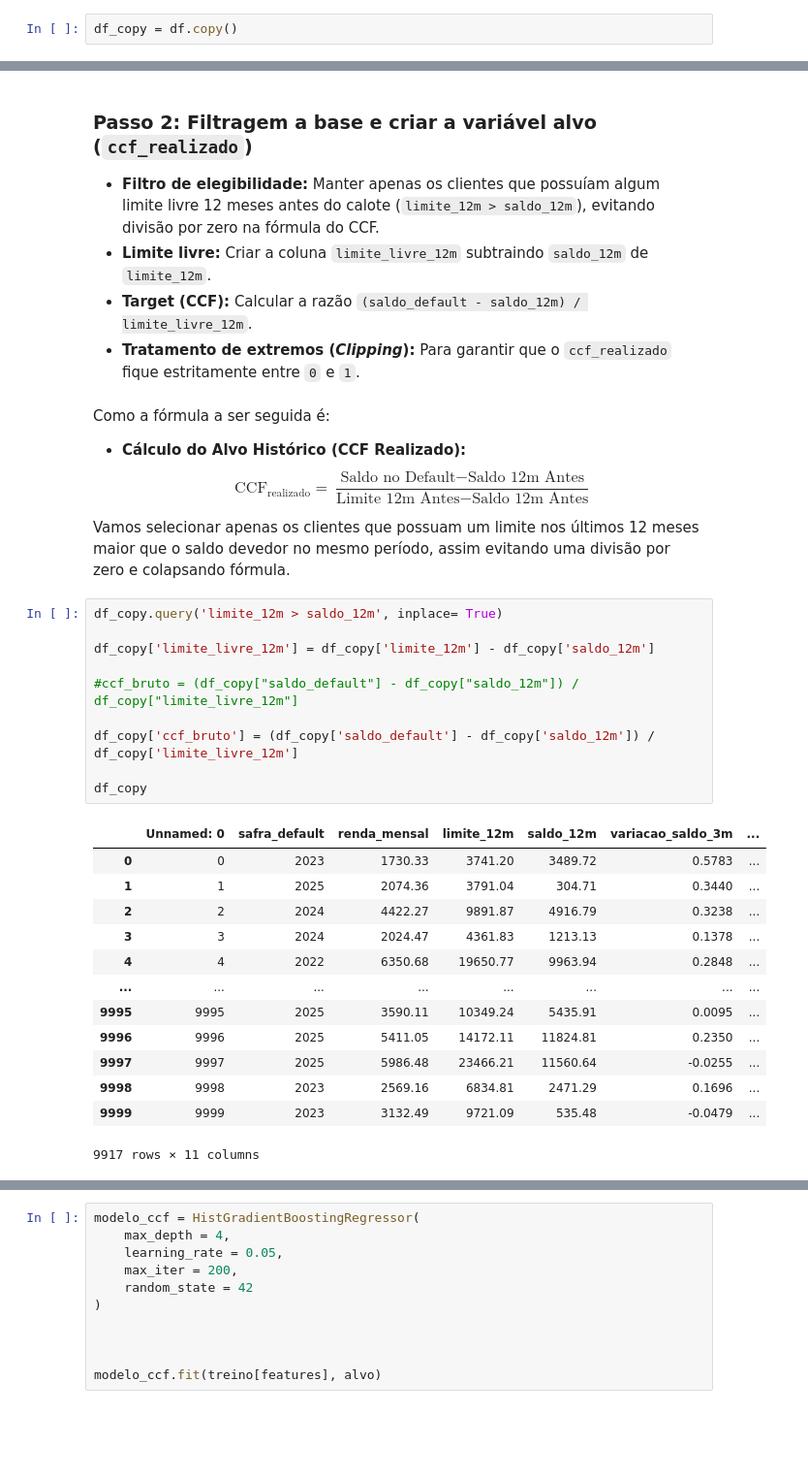
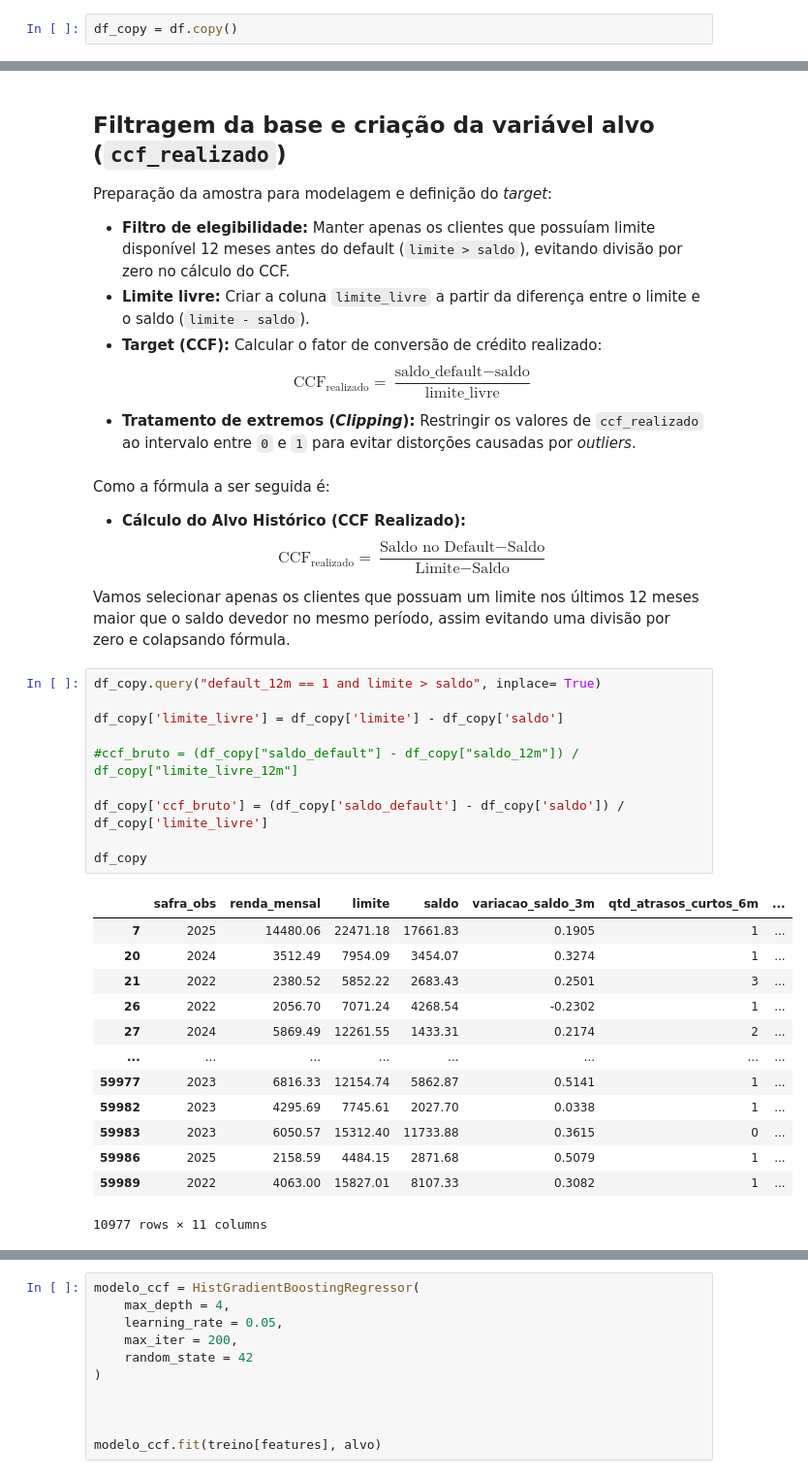
Before and after one commit to Adriel-Oliveira17/Exposure-At-Default-EAD-credit-ML-model, a Jupyter notebook: modelo.ipynb, the cells around one changed output, grey strips where cells are left out. Shown at 97% size. Drawn from its saved outputs; the diff is of its cells as text; blank space fills up the shorter version.

```diff
--- a/modelo.ipynb
+++ b/modelo.ipynb
@@ -117,38 +134,42 @@ plt.show()
 # %% [markdown]
-### Passo 2: Filtragem a base e criar a variável alvo (`ccf_realizado`)
-- **Filtro de elegibilidade:** Manter apenas os clientes que possuíam algum limite livre 12 meses antes do calote (`limite_12m > saldo_12m`), evitando divisão por zero na fórmula do CCF.
-- **Limite livre:** Criar a coluna `limite_livre_12m` subtraindo `saldo_12m` de `limite_12m`.
-- **Target (CCF):** Calcular a razão `(saldo_default - saldo_12m) / limite_livre_12m`.
-- **Tratamento de extremos (*Clipping*):** Para garantir que o `ccf_realizado` fique estritamente entre `0` e `1`.
+## Filtragem da base e criação da variável alvo (`ccf_realizado`)
+
+Preparação da amostra para modelagem e definição do *target*:
+
+* **Filtro de elegibilidade:** Manter apenas os clientes que possuíam limite disponível 12 meses antes do default (`limite > saldo`), evitando divisão por zero no cálculo do CCF.
+* **Limite livre:** Criar a coluna `limite_livre` a partir da diferença entre o limite e o saldo (`limite - saldo`).
+* **Target (CCF):** Calcular o fator de conversão de crédito realizado:
+  $$\text{CCF}_{\text{realizado}} = \frac{\text{saldo\_default} - \text{saldo}}{\text{limite\_livre}}$$
+* **Tratamento de extremos (*Clipping*):** Restringir os valores de `ccf_realizado` ao intervalo entre `0` e `1` para evitar distorções causadas por *outliers*.
 # %% [markdown]
 Como  a fórmula a ser seguida é:
 
 * **Cálculo do Alvo Histórico (CCF Realizado):**
-  $$\text{CCF}_{\text{realizado}} = \frac{\text{Saldo no Default} - \text{Saldo 12m Antes}}{\text{Limite 12m Antes} - \text{Saldo 12m Antes}}$$
+  $$\text{CCF}_{\text{realizado}} = \frac{\text{Saldo no Default} - \text{Saldo}}{\text{Limite} - \text{Saldo}}$$
 
 Vamos selecionar apenas os clientes que possuam um limite nos últimos 12 meses maior que o saldo devedor no mesmo período, assim evitando uma divisão por zero e colapsando fórmula.
 # %%
-df_copy.query('limite_12m > saldo_12m', inplace= True)
+df_copy.query("default_12m == 1 and limite > saldo", inplace= True)
 
-df_copy['limite_livre_12m'] = df_copy['limite_12m'] - df_copy['saldo_12m']
+df_copy['limite_livre'] = df_copy['limite'] - df_copy['saldo']
 
 #ccf_bruto = (df_copy["saldo_default"] - df_copy["saldo_12m"]) / df_copy["limite_livre_12m"]
 
-df_copy['ccf_bruto'] = (df_copy['saldo_default'] - df_copy['saldo_12m']) / df_copy['limite_livre_12m']
+df_copy['ccf_bruto'] = (df_copy['saldo_default'] - df_copy['saldo']) / df_copy['limite_livre']
 
 df_copy
 # %% [output]
-|  | Unnamed: 0 | safra_default | renda_mensal | limite_12m | saldo_12m | variacao_saldo_3m | ... |
-| 0 | 0 | 2023 | 1730.33 | 3741.20 | 3489.72 | 0.5783 | ... |
-| 1 | 1 | 2025 | 2074.36 | 3791.04 | 304.71 | 0.3440 | ... |
-| 2 | 2 | 2024 | 4422.27 | 9891.87 | 4916.79 | 0.3238 | ... |
-| 3 | 3 | 2024 | 2024.47 | 4361.83 | 1213.13 | 0.1378 | ... |
-| 4 | 4 | 2022 | 6350.68 | 19650.77 | 9963.94 | 0.2848 | ... |
+|  | safra_obs | renda_mensal | limite | saldo | variacao_saldo_3m | qtd_atrasos_curtos_6m | ... |
+| 7 | 2025 | 14480.06 | 22471.18 | 17661.83 | 0.1905 | 1 | ... |
+| 20 | 2024 | 3512.49 | 7954.09 | 3454.07 | 0.3274 | 1 | ... |
+| 21 | 2022 | 2380.52 | 5852.22 | 2683.43 | 0.2501 | 3 | ... |
+| 26 | 2022 | 2056.70 | 7071.24 | 4268.54 | -0.2302 | 1 | ... |
+| 27 | 2024 | 5869.49 | 12261.55 | 1433.31 | 0.2174 | 2 | ... |
 | ... | ... | ... | ... | ... | ... | ... | ... |
-| 9995 | 9995 | 2025 | 3590.11 | 10349.24 | 5435.91 | 0.0095 | ... |
-| 9996 | 9996 | 2025 | 5411.05 | 14172.11 | 11824.81 | 0.2350 | ... |
-| 9997 | 9997 | 2025 | 5986.48 | 23466.21 | 11560.64 | -0.0255 | ... |
-| 9998 | 9998 | 2023 | 2569.16 | 6834.81 | 2471.29 | 0.1696 | ... |
-| 9999 | 9999 | 2023 | 3132.49 | 9721.09 | 535.48 | -0.0479 | ... |
+| 59977 | 2023 | 6816.33 | 12154.74 | 5862.87 | 0.5141 | 1 | ... |
+| 59982 | 2023 | 4295.69 | 7745.61 | 2027.70 | 0.0338 | 1 | ... |
+| 59983 | 2023 | 6050.57 | 15312.40 | 11733.88 | 0.3615 | 0 | ... |
+| 59986 | 2025 | 2158.59 | 4484.15 | 2871.68 | 0.5079 | 1 | ... |
+| 59989 | 2022 | 4063.00 | 15827.01 | 8107.33 | 0.3082 | 1 | ... |
-9917 rows × 11 columns
+10977 rows × 11 columns
 # %% [markdown]
```
Also changed, not shown: parts of 25 cells of this notebook, 1 other file.
